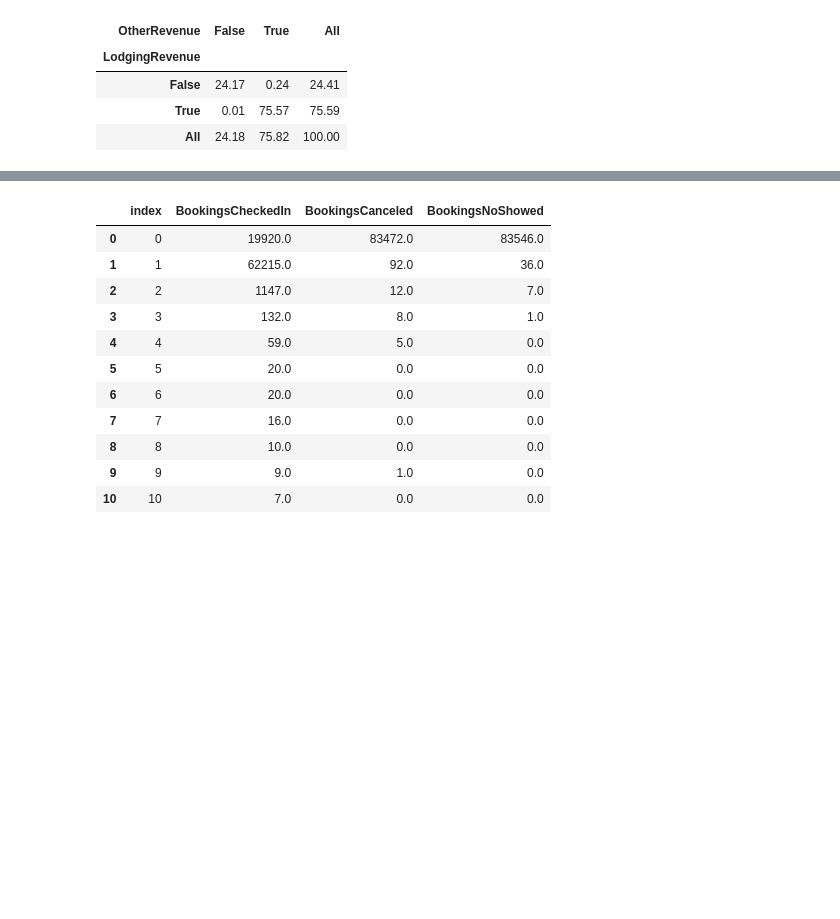
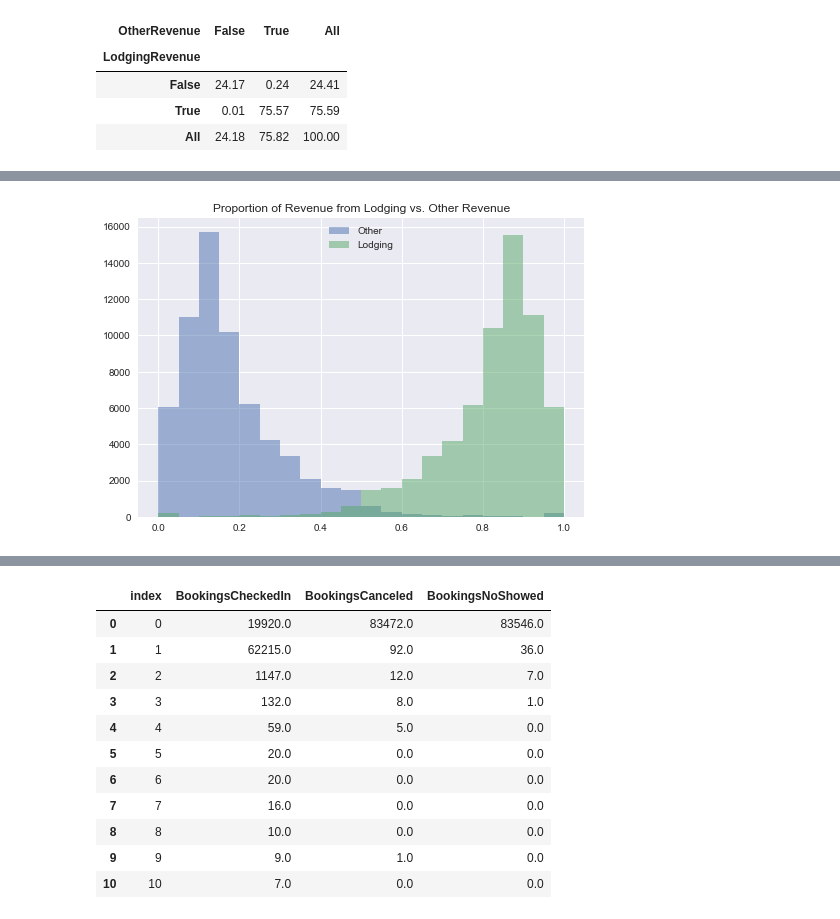
Before and after one commit to evasaunders/PersonalProjects, a Jupyter notebook: 2021_Hotel_EDA/2021_Hotel_EDA.ipynb, the cells around one changed output, grey strips where cells are left out. Saved outputs shown, nothing was run; the diff lists cells and outputs as text; code cells hidden in the pictures; blank space fills up the shorter version.

```diff
--- a/2021_Hotel_EDA/2021_Hotel_EDA.ipynb
+++ b/2021_Hotel_EDA/2021_Hotel_EDA.ipynb
@@ -154,2 +195,10 @@ round(pd.crosstab(dataset["LodgingRevenue"] > 0, dataset["OtherRevenue"] > 0, ma
+# %%
+plt.hist(revenue["Other_Prop"], 20, alpha = 0.5, label = "Other")
+plt.hist(revenue["Lodging_Prop"], 20, alpha = 0.5, label = "Lodging")
+plt.title("Proportion of Revenue from Lodging vs. Other Revenue")
+plt.legend()
+plt.show()
+# %% [output]
+[figure, added]
 # %%
 #plot revenue
```
Also changed, not shown: parts of 43 cells of this notebook.
